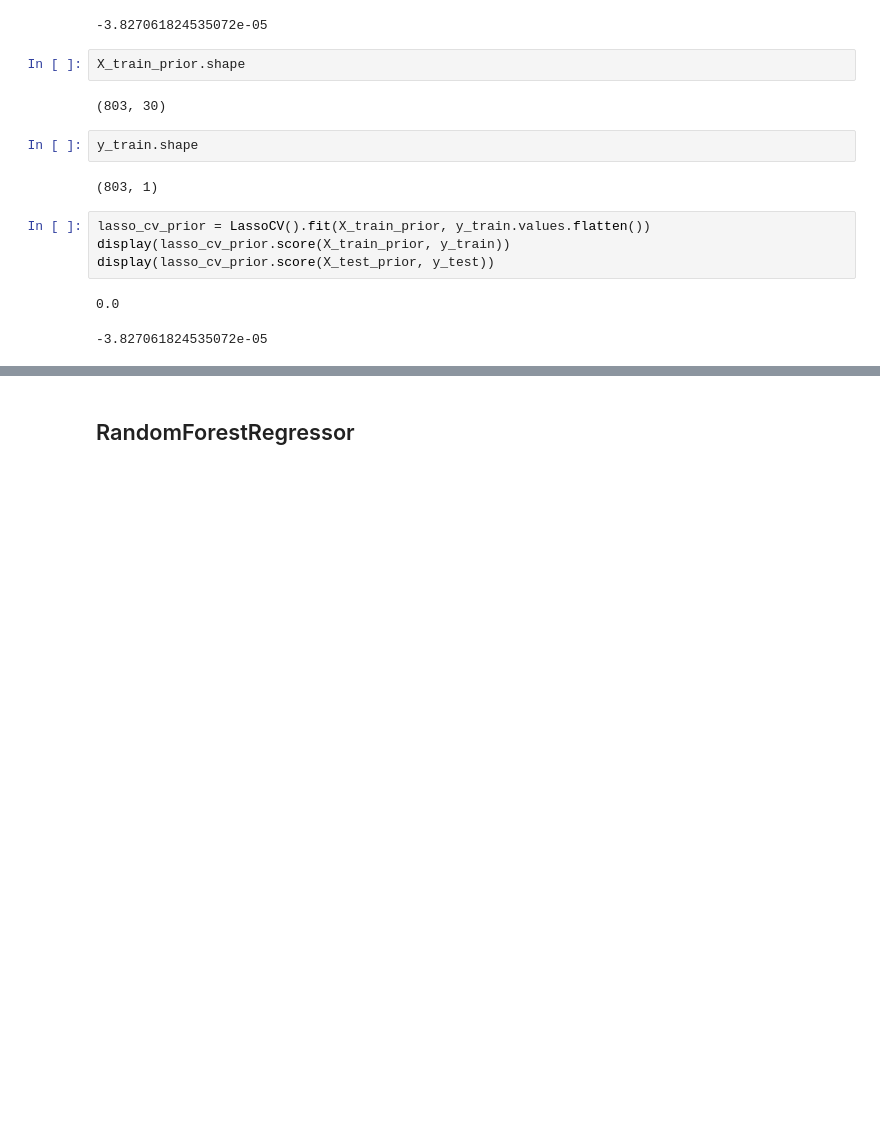
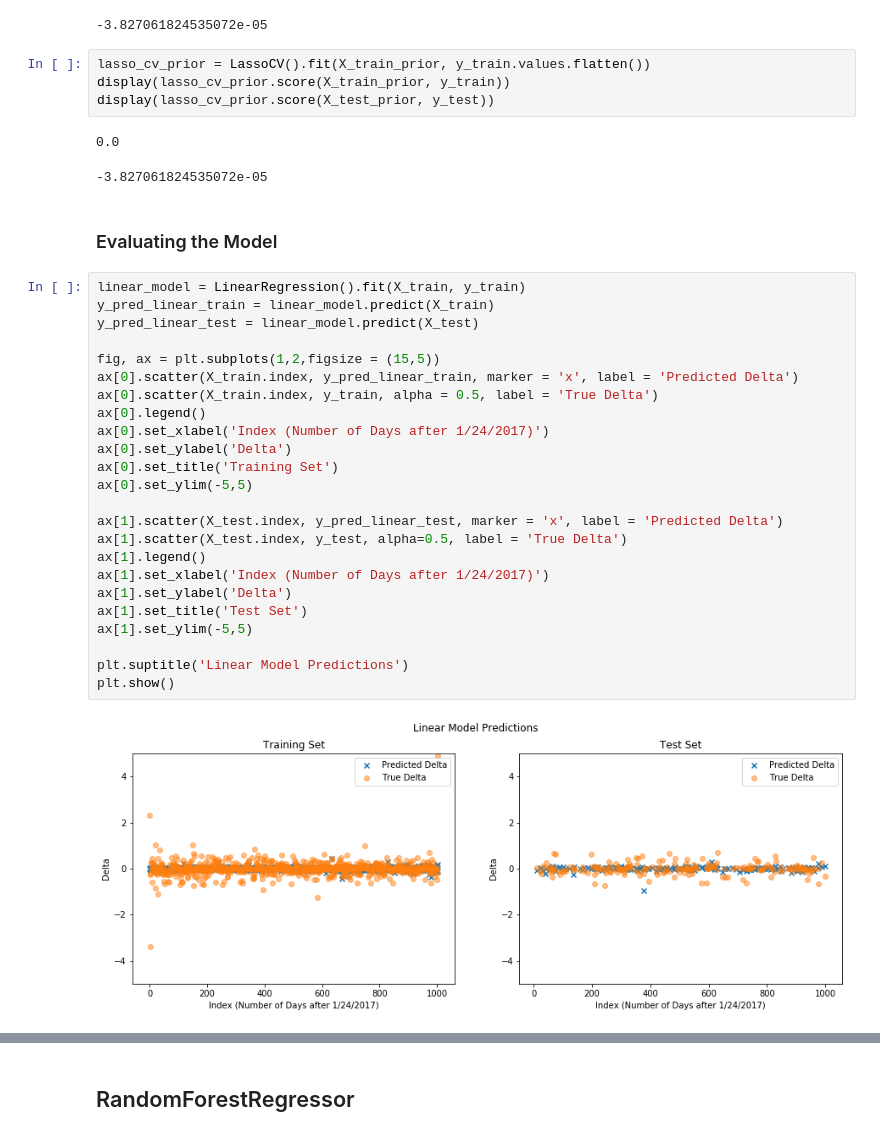
Before and after one commit to msnwatson/cs109aproject, a Jupyter notebook: trumptweetapproval.ipynb, the cells around one changed output, grey strips where cells are left out. Cells and saved outputs as stored; diff of their text form; blank space fills up the shorter version.

```diff
--- a/trumptweetapproval.ipynb
+++ b/trumptweetapproval.ipynb
@@ -811,14 +811,6 @@ display(lasso_cv.score(X_test, y_test))
 # %% [output]
 0.0
 -3.827061824535072e-05
-# %%
-X_train_prior.shape
-# %% [output]
-(803, 30)
-# %%
-y_train.shape
-# %% [output]
-(803, 1)
 # %%
 lasso_cv_prior = LassoCV().fit(X_train_prior, y_train.values.flatten())
 display(lasso_cv_prior.score(X_train_prior, y_train))
@@ -826,3 +818,31 @@ display(lasso_cv_prior.score(X_test_prior, y_test))
 # %% [output]
 0.0
 -3.827061824535072e-05
+# %% [markdown]
+### Evaluating the Model
+# %%
+linear_model = LinearRegression().fit(X_train, y_train)
+y_pred_linear_train = linear_model.predict(X_train)
+y_pred_linear_test = linear_model.predict(X_test)
+
+fig, ax = plt.subplots(1,2,figsize = (15,5))
+ax[0].scatter(X_train.index, y_pred_linear_train, marker = 'x', label = 'Predicted Delta')
+ax[0].scatter(X_train.index, y_train, alpha = 0.5, label = 'True Delta')
+ax[0].legend()
+ax[0].set_xlabel('Index (Number of Days after 1/24/2017)')
+ax[0].set_ylabel('Delta')
+ax[0].set_title('Training Set')
+ax[0].set_ylim(-5,5)
+
+ax[1].scatter(X_test.index, y_pred_linear_test, marker = 'x', label = 'Predicted Delta')
+ax[1].scatter(X_test.index, y_test, alpha=0.5, label = 'True Delta')
+ax[1].legend()
+ax[1].set_xlabel('Index (Number of Days after 1/24/2017)')
+ax[1].set_ylabel('Delta')
+ax[1].set_title('Test Set')
+ax[1].set_ylim(-5,5)
+
+plt.suptitle('Linear Model Predictions')
+plt.show()
+# %% [output]
+[figure, added]
```
Also changed, not shown: parts of 9 cells of this notebook, 1 other file.
